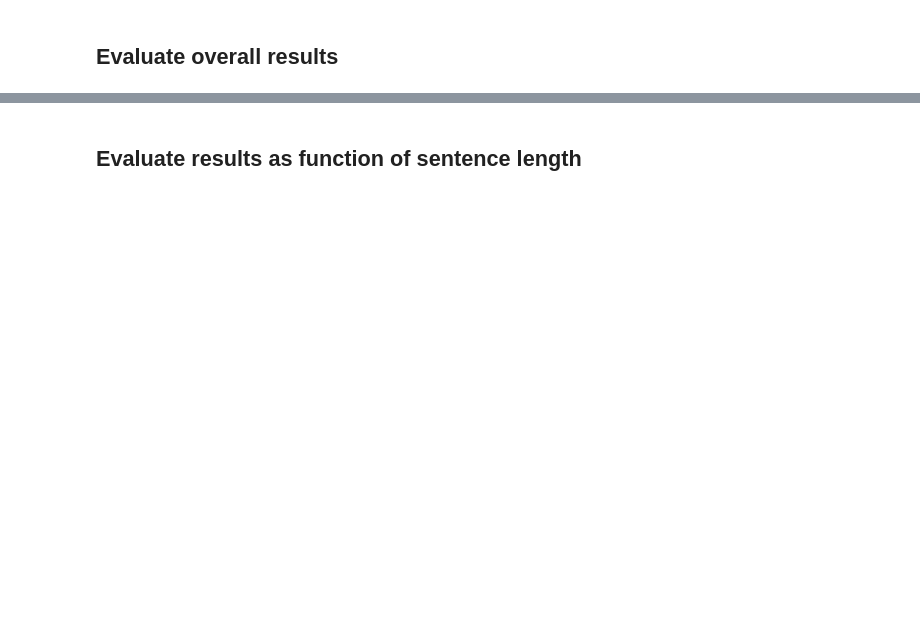
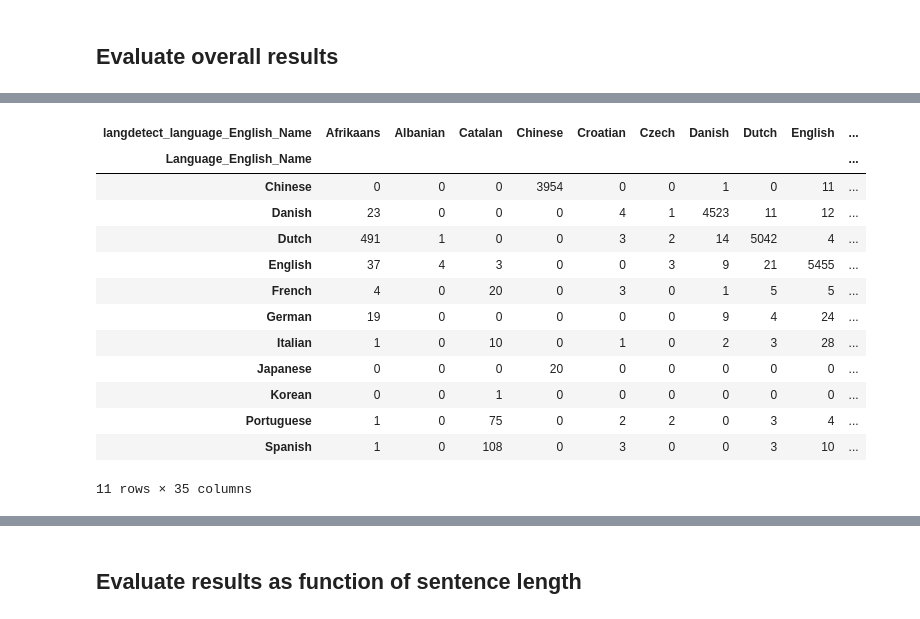
Before and after one commit to br-pki/detectLanguage, a Jupyter notebook: evaluate.ipynb, the cells around one changed output, grey strips where cells are left out. Drawn from its saved outputs; the diff is of its cells as text; code cells hidden in the pictures; blank space fills up the shorter version.

```diff
--- a/evaluate.ipynb
+++ b/evaluate.ipynb
@@ -182,6 +106,27 @@ from langdetect import DetectorFactory
 DetectorFactory.seed = 7
 # %%
 from langdetect import detect_langs
+# %%
+def get_langdetect_prediction(this_string: str):
+    """
+    Run langdetect on a sentence and get the results.
+
+    Args:
+    this_string - str; the sentence to run through langdetect.
+
+    Returns:
+    result - langdetect.language.Language; the langdetect output.
+    """
+    assert isinstance(this_string, str), "this_string is not of type str."
+
+    result = None
+    if len(this_string)>0:
+        try:
+            result = detect_langs(this_string)[0]
+        except:
+            result = "Error"
+            print(f"Error processing sentence: {this_string}")
+    return result
 # %%
 %%time
 # 3min 34s
@@ -244,3 +283,20 @@ pd.crosstab(sample["Language_English_Name"], sample["langid_language_English_Nam
+# %%
+pd.crosstab(sample["Language_English_Name"], sample["langdetect_language_English_Name"])
+# %% [output]
+| langdetect_language_English_Name | Afrikaans | Albanian | Catalan | Chinese | Croatian | Czech | Danish | Dutch | English | ... |
+| Language_English_Name |  |  |  |  |  |  |  |  |  | ... |
+| Chinese | 0 | 0 | 0 | 3954 | 0 | 0 | 1 | 0 | 11 | ... |
+| Danish | 23 | 0 | 0 | 0 | 4 | 1 | 4523 | 11 | 12 | ... |
+| Dutch | 491 | 1 | 0 | 0 | 3 | 2 | 14 | 5042 | 4 | ... |
+| English | 37 | 4 | 3 | 0 | 0 | 3 | 9 | 21 | 5455 | ... |
+| French | 4 | 0 | 20 | 0 | 3 | 0 | 1 | 5 | 5 | ... |
+| German | 19 | 0 | 0 | 0 | 0 | 0 | 9 | 4 | 24 | ... |
+| Italian | 1 | 0 | 10 | 0 | 1 | 0 | 2 | 3 | 28 | ... |
+| Japanese | 0 | 0 | 0 | 20 | 0 | 0 | 0 | 0 | 0 | ... |
+| Korean | 0 | 0 | 1 | 0 | 0 | 0 | 0 | 0 | 0 | ... |
+| Portuguese | 1 | 0 | 75 | 0 | 2 | 2 | 0 | 3 | 4 | ... |
+| Spanish | 1 | 0 | 108 | 0 | 3 | 0 | 0 | 3 | 10 | ... |
+11 rows × 35 columns
 # %%
 from sklearn.metrics import classification_report
 # %%
```
Also changed, not shown: parts of 52 cells of this notebook, 3 other files.
